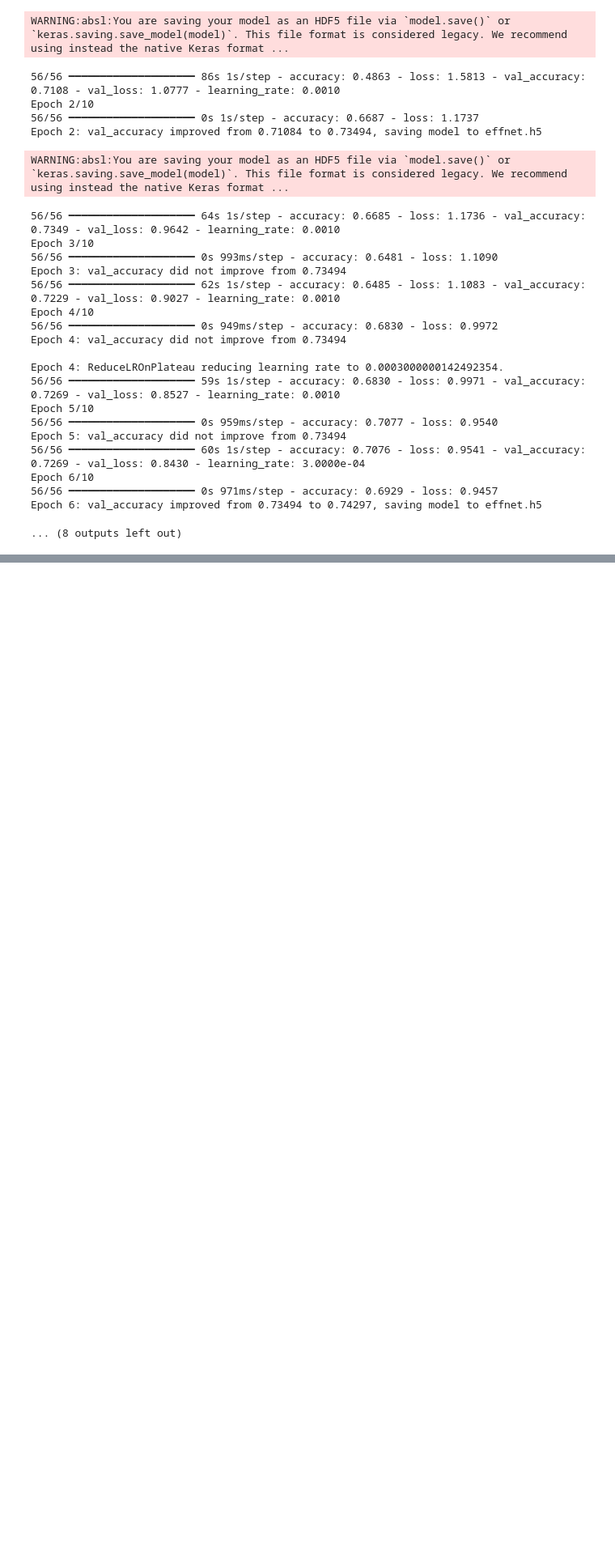
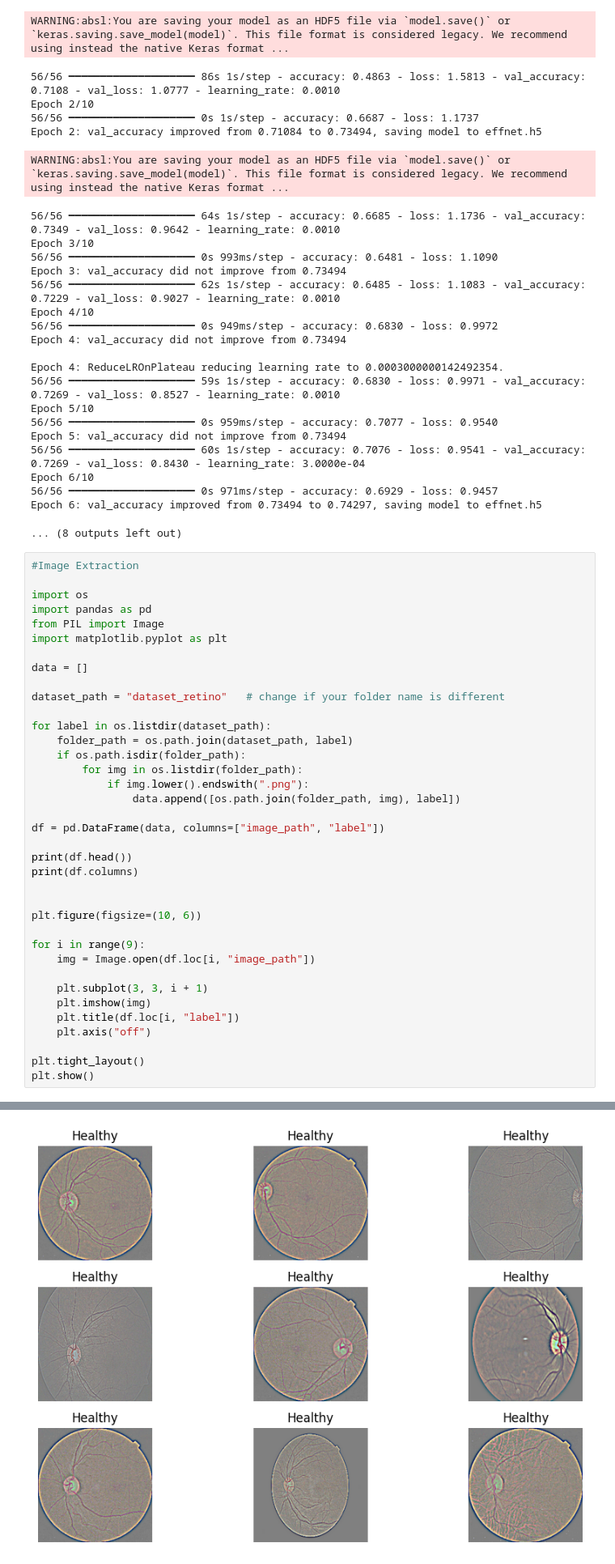
Before and after one commit to shlok0603/diabetic-retinopathy-detection, a Jupyter notebook: Diabetic_Retinopathy.ipynb, the cells around one changed output, grey strips where cells are left out. Shown at 81% size. Cells and saved outputs as stored; diff of their text form; blank space fills up the shorter version.

Commit message:
Extraction

```diff
--- a/Diabetic_Retinopathy.ipynb
+++ b/Diabetic_Retinopathy.ipynb
@@ -301,3 +301,41 @@ Epoch 6/10
 56/56 ━━━━━━━━━━━━━━━━━━━━ 0s 971ms/step - accuracy: 0.6929 - loss: 0.9457
 Epoch 6: val_accuracy improved from 0.73494 to 0.74297, saving model to effnet.h5
 ... (8 outputs left out)
+# %%
+#Image Extraction
+
+import os
+import pandas as pd
+from PIL import Image
+import matplotlib.pyplot as plt
+
+data = []
+
+dataset_path = "dataset_retino"   # change if your folder name is different
+
+for label in os.listdir(dataset_path):
+    folder_path = os.path.join(dataset_path, label)
+    if os.path.isdir(folder_path):
+        for img in os.listdir(folder_path):
+            if img.lower().endswith(".png"):
+                data.append([os.path.join(folder_path, img), label])
+
+df = pd.DataFrame(data, columns=["image_path", "label"])
+
+print(df.head())
+print(df.columns)
+
+
+plt.figure(figsize=(10, 6))
+
+for i in range(9):
+    img = Image.open(df.loc[i, "image_path"])
+
+    plt.subplot(3, 3, i + 1)
+    plt.imshow(img)
+    plt.title(df.loc[i, "label"])
+    plt.axis("off")
+
+plt.tight_layout()
+plt.show()
+# %% [output]
@@ -303,0 +349 @@ Epoch 6: val_accuracy improved from 0.73494 to 0.74297, saving model to effnet.h
+[figure, added]
```
Also changed, not shown: parts of 1 cell of this notebook.
